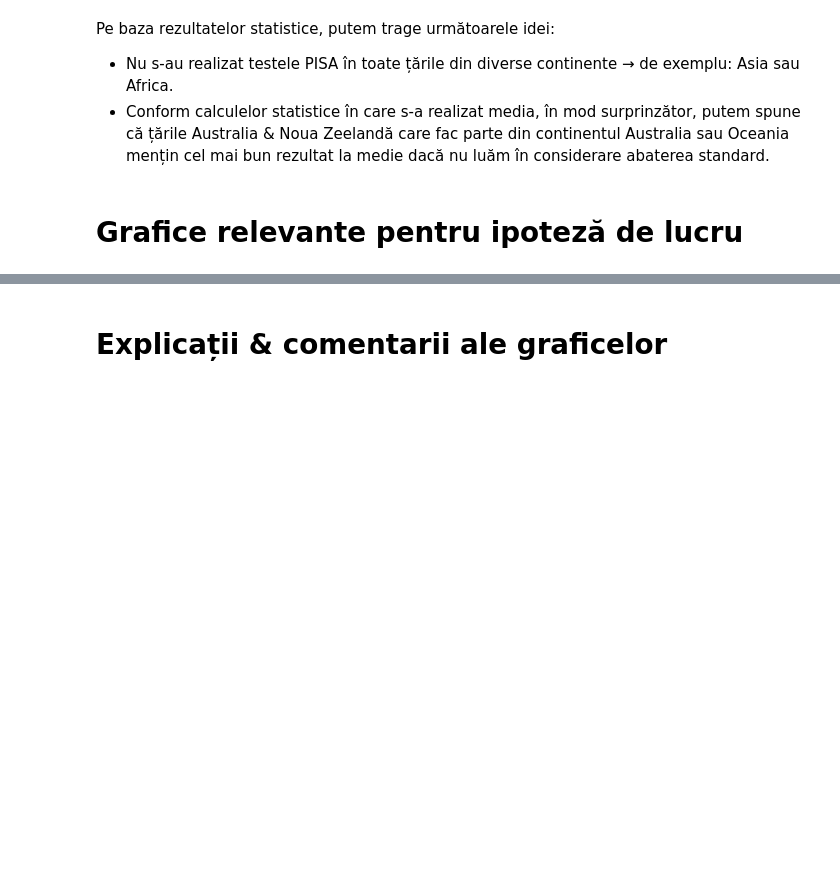
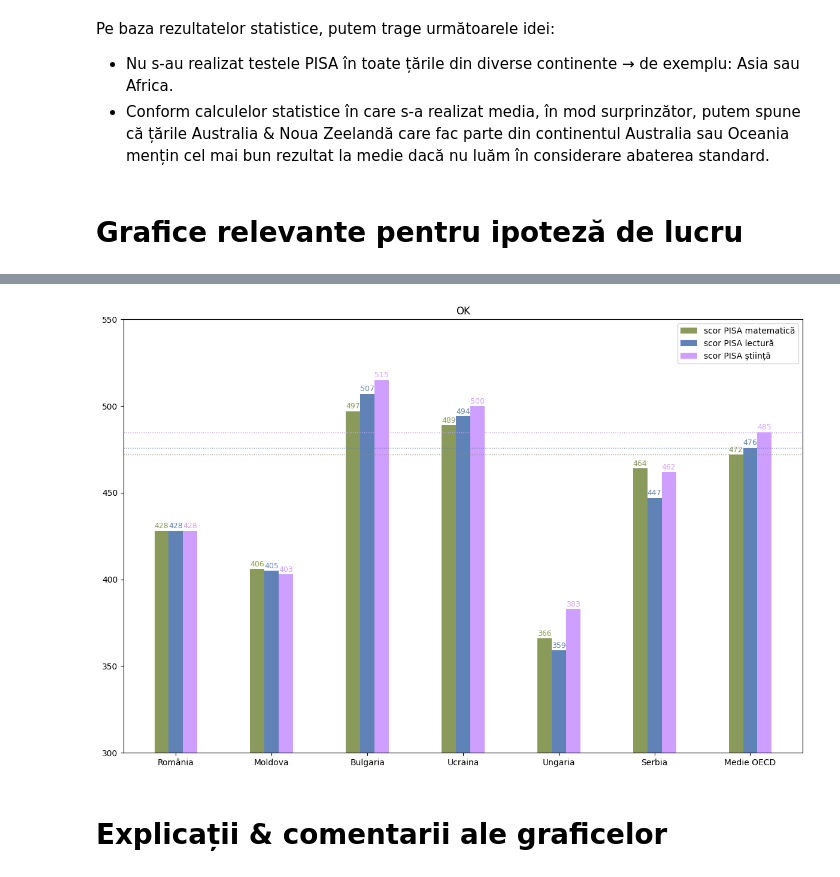
Before and after one commit to v1ctoras/PVDP_Examen, a Jupyter notebook: proiectEXAMEN.ipynb, the cells around one changed output, grey strips where cells are left out. Cells and saved outputs as stored; diff of their text form; code cells hidden in the pictures; blank space fills up the shorter version.

```diff
--- a/proiectEXAMEN.ipynb
+++ b/proiectEXAMEN.ipynb
@@ -367,3 +425,63 @@ Pe baza rezultatelor statistice, putem trage următoarele idei:
+# %%
+import numpy as np
+import matplotlib.pyplot as plt
+
+bar1_RO = set_de_date.iloc[64, set_de_date.columns.get_loc('Math')]
+bar1_MD = set_de_date.iloc[50, set_de_date.columns.get_loc('Math')]
+bar1_BG = set_de_date.iloc[11, set_de_date.columns.get_loc('Math')]
+bar1_UKR = set_de_date.iloc[77, set_de_date.columns.get_loc('Math')]
+bar1_HR = set_de_date.iloc[32, set_de_date.columns.get_loc('Math')]
+bar1_SR = set_de_date.iloc[68, set_de_date.columns.get_loc('Math')]
+bar1_OECD = set_de_date.iloc[0, set_de_date.columns.get_loc('Math')]
+
+bar2_RO = set_de_date.iloc[64, set_de_date.columns.get_loc('Read')]
+bar2_MD = set_de_date.iloc[50, set_de_date.columns.get_loc('Read')]
+bar2_BG = set_de_date.iloc[11, set_de_date.columns.get_loc('Read')]
+bar2_UKR = set_de_date.iloc[77, set_de_date.columns.get_loc('Read')]
+bar2_HR = set_de_date.iloc[32, set_de_date.columns.get_loc('Read')]
+bar2_SR = set_de_date.iloc[68, set_de_date.columns.get_loc('Read')]
+bar2_OECD = set_de_date.iloc[0, set_de_date.columns.get_loc('Read')]
+
+bar3_RO = set_de_date.iloc[64, set_de_date.columns.get_loc('Science')]
+bar3_MD = set_de_date.iloc[50, set_de_date.columns.get_loc('Science')]
+bar3_BG = set_de_date.iloc[11, set_de_date.columns.get_loc('Science')]
+bar3_UKR = set_de_date.iloc[77, set_de_date.columns.get_loc('Science')]
+bar3_HR = set_de_date.iloc[32, set_de_date.columns.get_loc('Science')]
+bar3_SR = set_de_date.iloc[68, set_de_date.columns.get_loc('Science')]
+bar3_OECD = set_de_date.iloc[0, set_de_date.columns.get_loc('Science')]
+
+bar1 = [bar1_RO, bar1_MD, bar1_BG, bar1_UKR, bar1_HR, bar1_SR, bar1_OECD]
+bar2 = [bar2_RO, bar2_MD, bar2_BG, bar2_UKR, bar2_HR, bar2_SR, bar2_OECD]
+bar3 = [bar3_RO, bar3_MD, bar3_BG, bar3_UKR, bar3_HR, bar3_SR, bar3_OECD]
+
+x = np.arange(7)
+width = 0.15
+
+fig, ax = plt.subplots(figsize = (12, 8))
+
+a = ax.bar(x-width, bar1, width, label = 'scor PISA matematică', color = '#8A9A5B')
+b = ax.bar(x, bar2, width, label = 'scor PISA lectură', color = '#6082B6')
+c = ax.bar(x+width, bar3, width, label = 'scor PISA știință', color = '#CF9FFF')
+
+ax.bar_label(a, padding = 1, fmt = '%.0f', fontsize = 9, color = '#8A9A5B')
+ax.bar_label(b, padding = 1, fmt = '%.0f', fontsize = 9, color = '#6082B6')
+ax.bar_label(c, padding = 1, fmt = '%.0f', fontsize = 9, color = '#CF9FFF')
+
+plt.axhline(y = bar1_OECD, color = '#8A9A5B', linestyle = 'dotted', linewidth = 1)
+plt.axhline(y = bar2_OECD, color = '#6082B6', linestyle = 'dotted', linewidth = 1)
+plt.axhline(y = bar3_OECD, color = '#CF9FFF', linestyle = 'dotted', linewidth = 1)
+
+ax.legend()
+ax.set_title('OK')
+ax.set_xticks([0, 1, 2, 3, 4, 5, 6])
+ax.set_xticklabels(['România', 'Moldova', 'Bulgaria', 'Ucraina', 'Ungaria', 'Serbia', 'Medie OECD'])
+
+ax.set_ylim(300, 550)
+
+plt.tight_layout()
+plt.show()
+# %% [output]
+[figure, added]
 # %% [markdown]
 # Explicații & comentarii ale graficelor
 # %% [markdown]
```
Also changed, not shown: parts of 3 cells of this notebook.
